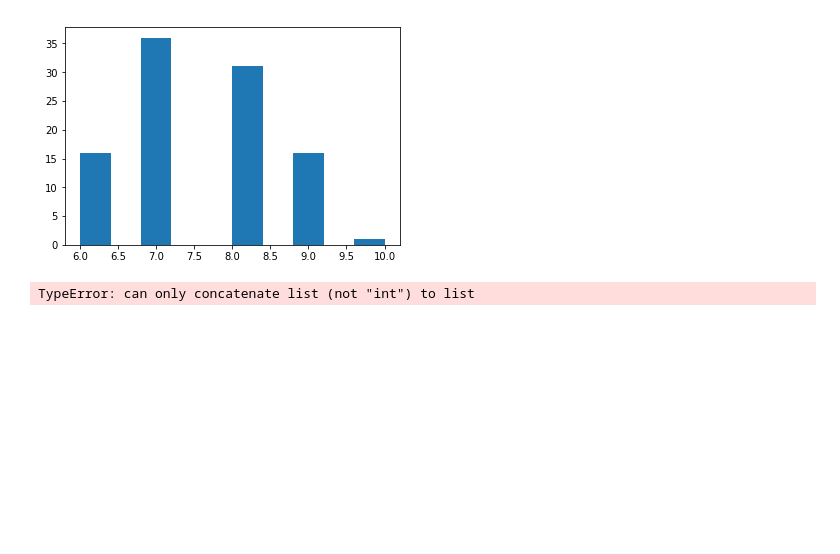
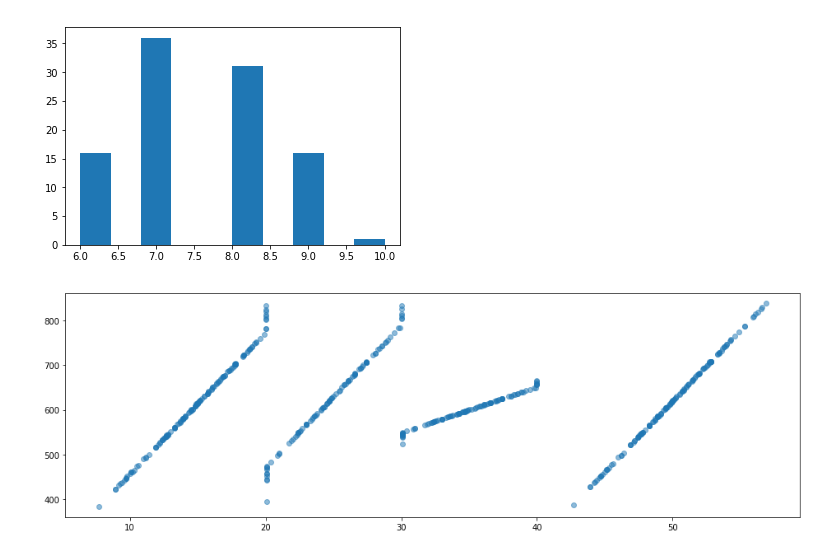
Before and after one commit to Lebikse/curso-bid-ejercicios, a Jupyter notebook: ejercicio-3.1/Ejercicio-3.1.ipynb, the cells around one changed output. Saved outputs shown, nothing was run; the diff lists cells and outputs as text; code cells hidden in the pictures; blank space fills up the shorter version.

```diff
--- a/ejercicio-3.1/Ejercicio-3.1.ipynb
+++ b/ejercicio-3.1/Ejercicio-3.1.ipynb
@@ -90,19 +90,19 @@ plt.hist(sin_tutor_hasta_40.edad)
 # %%
 # plt.scatter(npst.Ingreso, npst['Puntaje en matemáticas 2013'])  # , s=z*1000, alpha=0.5)
 # plt.show()
 # plt.scatter(pct.Ingreso, pct['Puntaje en matemáticas 2013'])  # , s=z*1000, alpha=0.5)
 # plt.show()
 
 fig_size = [16, 5]
 plt.rcParams["figure.figsize"] = fig_size
 
 x = [npst.Ingreso] + [pct.Ingreso]
 y = [npst['Puntaje en matemáticas 2013']] + [pct['Puntaje en matemáticas 2013']]
-s = [npst['Educación de la madre']] + [pct['Educación de la madre']]
-plt.scatter(x, y, s=s+10 ,alpha=0.5)
+educ = 10 * [npst['Educación de la madre']] + [pct['Educación de la madre']]
+plt.scatter(x, y ,alpha=0.5)
 plt.show()
 # %% [output]
-TypeError: can only concatenate list (not "int") to list
+[figure, added]
 # %%
 # plt.scatter(npst.Ingreso, npst['Puntaje en matemáticas 2012'])  # , alpha=0.5)
 # plt.show()
```
Also changed, not shown: parts of 1 cell of this notebook, 6 other files.
